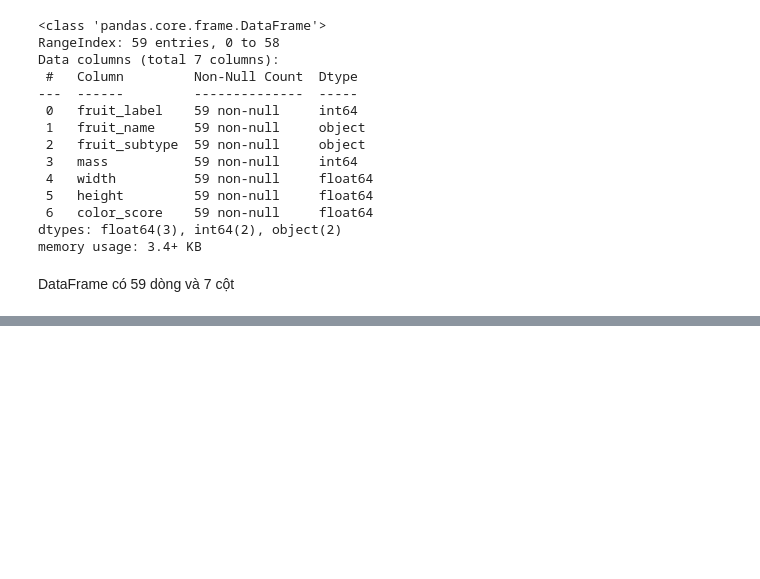
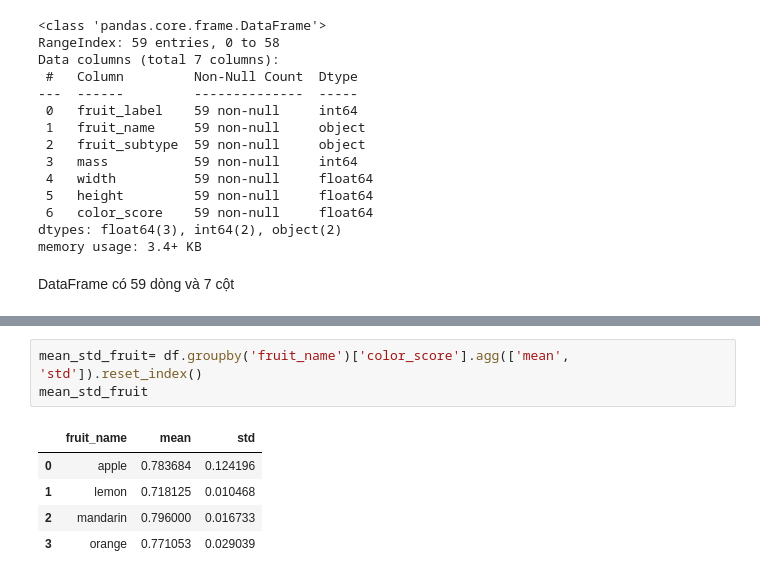
Before and after one commit to xuanduong2711/2022-2026, a Jupyter notebook: Nam3/22280015_LuXuanDuong_lab3.ipynb, the cells around one changed output, grey strips where cells are left out. Cells and saved outputs as stored; diff of their text form; blank space fills up the shorter version.

```diff
--- a/Nam3/22280015_LuXuanDuong_lab3.ipynb
+++ b/Nam3/22280015_LuXuanDuong_lab3.ipynb
@@ -80,0 +126,9 @@ df1[(df1['mass'] >= Q1) & (df1['mass'] <= Q3)]
+# %%
+mean_std_fruit= df.groupby('fruit_name')['color_score'].agg(['mean', 'std']).reset_index()
+mean_std_fruit
+# %% [output]
+|  | fruit_name | mean | std |
+| 0 | apple | 0.783684 | 0.124196 |
+| 1 | lemon | 0.718125 | 0.010468 |
+| 2 | mandarin | 0.796000 | 0.016733 |
+| 3 | orange | 0.771053 | 0.029039 |
```
Also changed, not shown: parts of 13 cells of this notebook.
